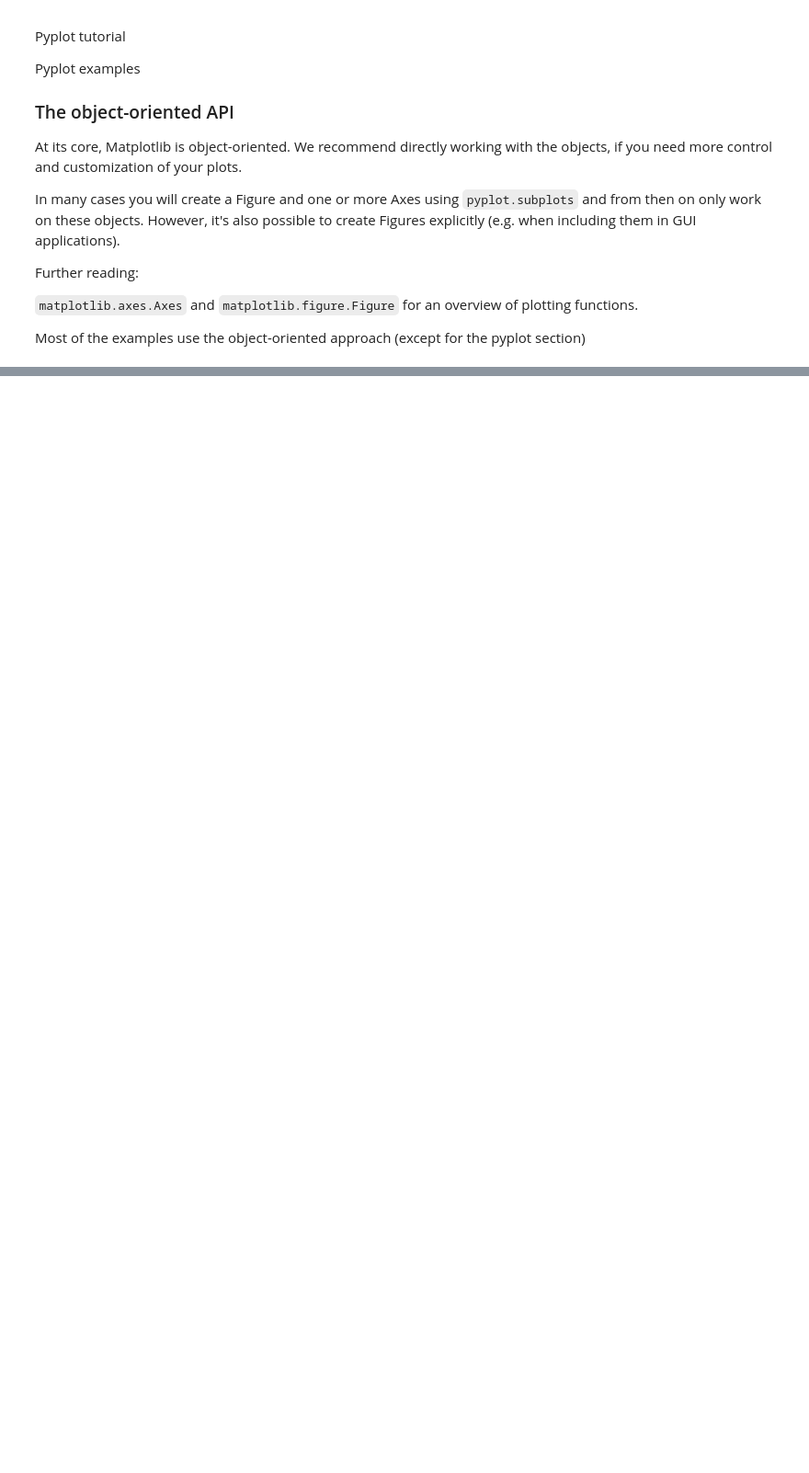
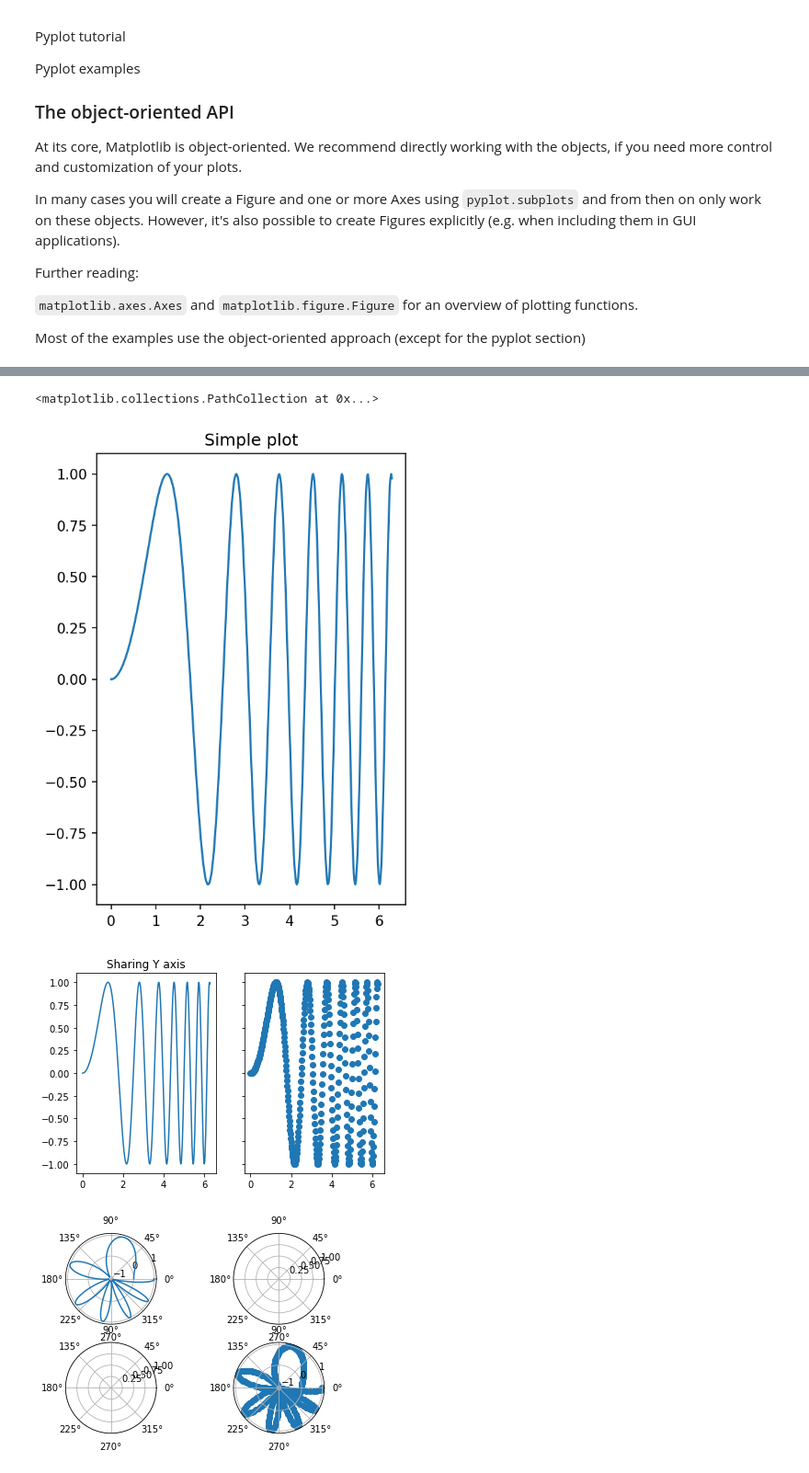
Before and after one commit to zznature/Python_Basics, a Jupyter notebook: Matplotlib/Matplotlib.ipynb, the cells around one changed output, grey strips where cells are left out. Shown: that part at 92% size. Saved outputs shown, nothing was run; the diff lists cells and outputs as text; code cells hidden in the pictures; blank space fills up the shorter version.

```diff
--- a/Matplotlib/Matplotlib.ipynb
+++ b/Matplotlib/Matplotlib.ipynb
@@ -36,0 +49,27 @@ Most of the examples use the object-oriented approach
+# %%
+# First create some toy data:
+x = np.linspace(0, 2*np.pi, 400)
+y = np.sin(x**2)
+
+# Create just a figure and only one subplot
+fig, ax = plt.subplots()
+fig.set_size_inches(4, 3)
+fig.set_dpi(150)
+ax.plot(x, y)
+ax.set_title('Simple plot')
+
+# Create two subplots and unpack the output array immediately
+f, (ax1, ax2) = plt.subplots(1, 2, sharey=True)
+ax1.plot(x, y)
+ax1.set_title('Sharing Y axis')
+ax2.scatter(x, y)
+
+# Create four polar axes and access them through the returned array
+fig, axs = plt.subplots(2, 2, subplot_kw=dict(projection="polar"))
+axs[0, 0].plot(x, y)
+axs[1, 1].scatter(x, y)
+# %% [output]
+<matplotlib.collections.PathCollection at 0x...>
+[figure, added]
+[figure, added]
+[figure, added]
```
Also changed, not shown: parts of 2 cells of this notebook, 6 other files.
